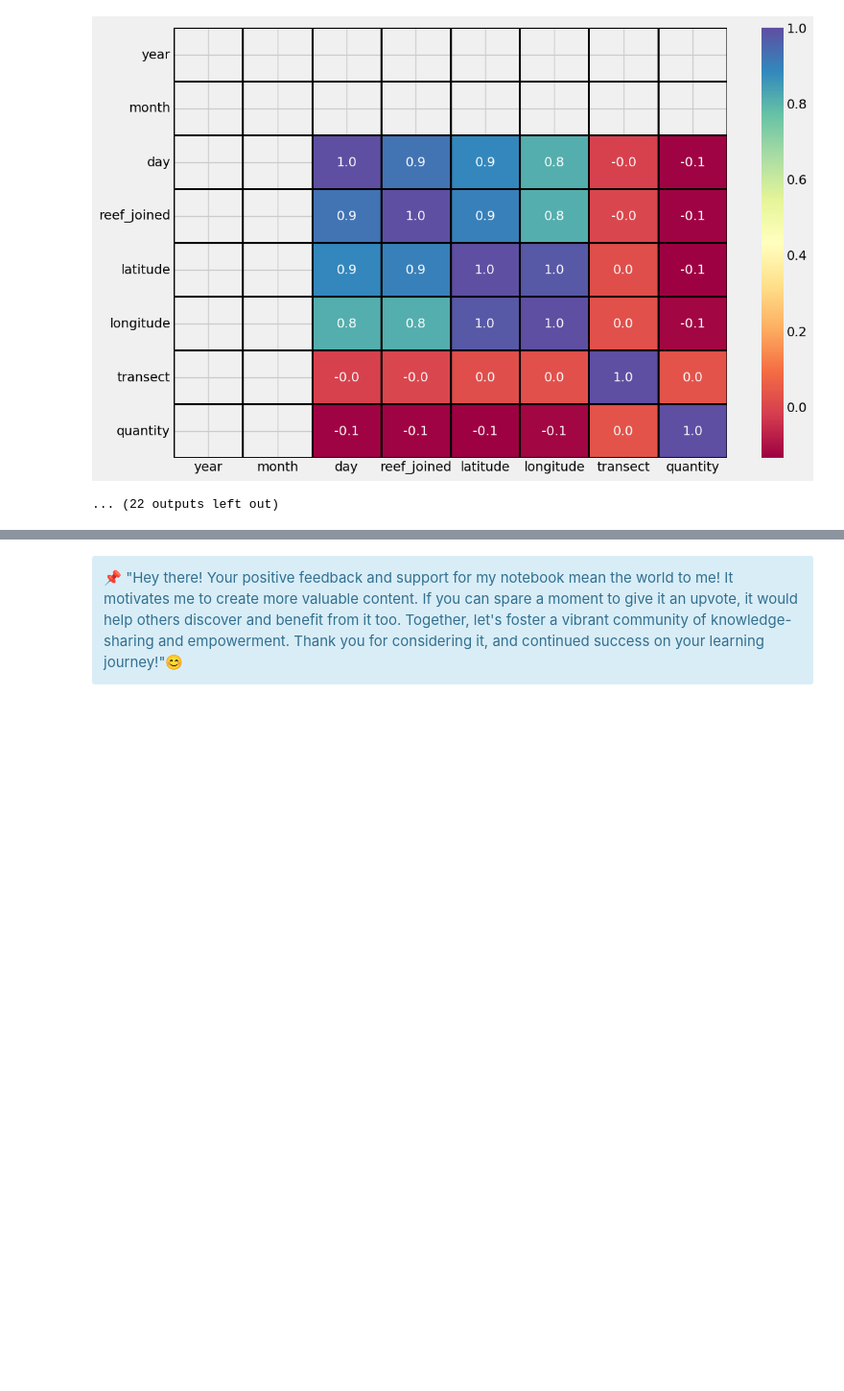
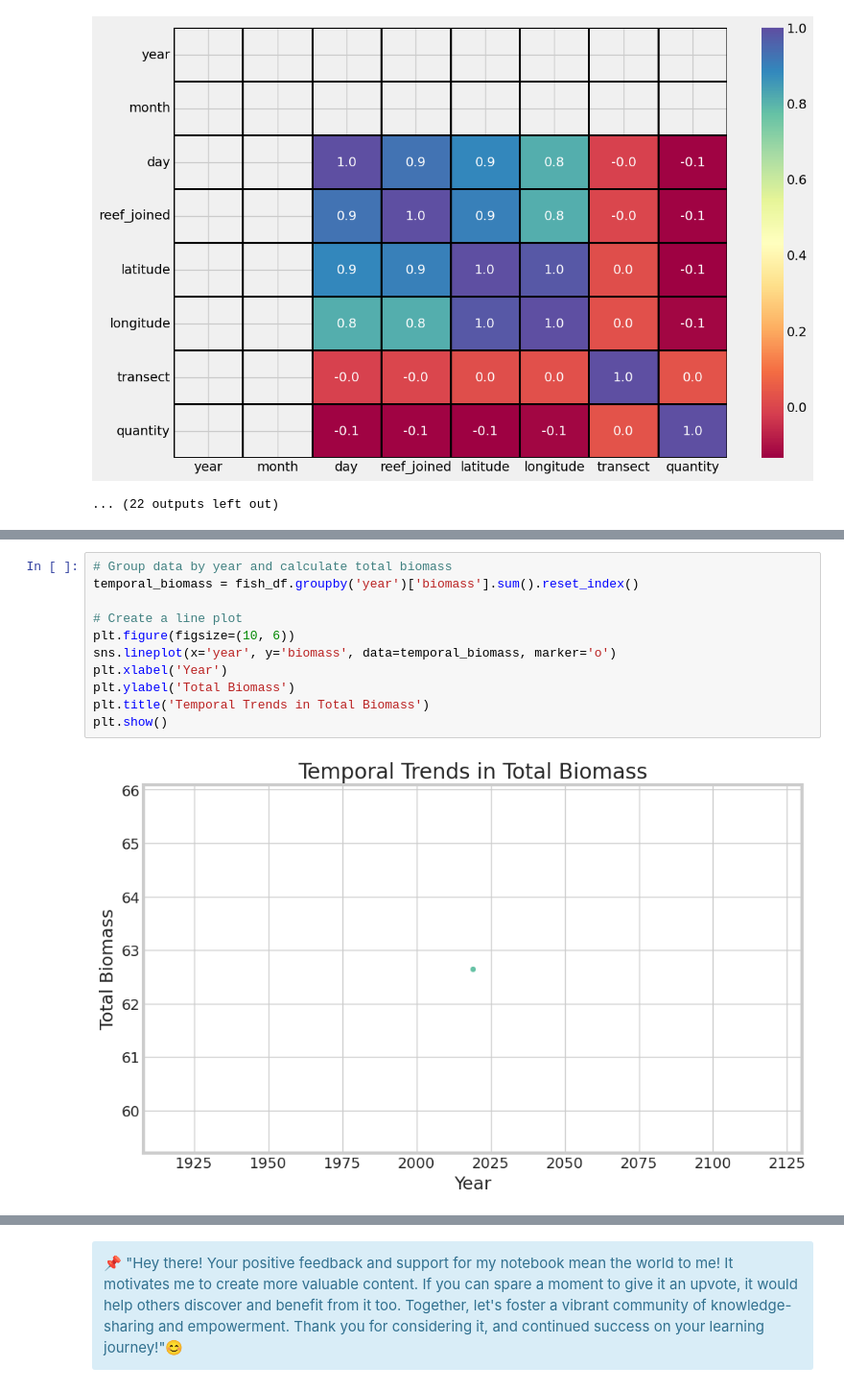
Before and after one commit to jcdumlao14/project2, a Jupyter notebook: fasteda-reef-ecological-data.ipynb, the cells around one changed output, grey strips where cells are left out. Shown at 96% size. Saved outputs shown, nothing was run; the diff lists cells and outputs as text; blank space fills up the shorter version.

```diff
--- a/fasteda-reef-ecological-data.ipynb
+++ b/fasteda-reef-ecological-data.ipynb
@@ -152,0 +302,13 @@ DataFrame Correlation:
+# %%
+# Group data by year and calculate total biomass
+temporal_biomass = fish_df.groupby('year')['biomass'].sum().reset_index()
+
+# Create a line plot
+plt.figure(figsize=(10, 6))
+sns.lineplot(x='year', y='biomass', data=temporal_biomass, marker='o')
+plt.xlabel('Year')
+plt.ylabel('Total Biomass')
+plt.title('Temporal Trends in Total Biomass')
+plt.show()
+# %% [output]
+[figure, added]
```
Also changed, not shown: parts of 25 cells of this notebook.
